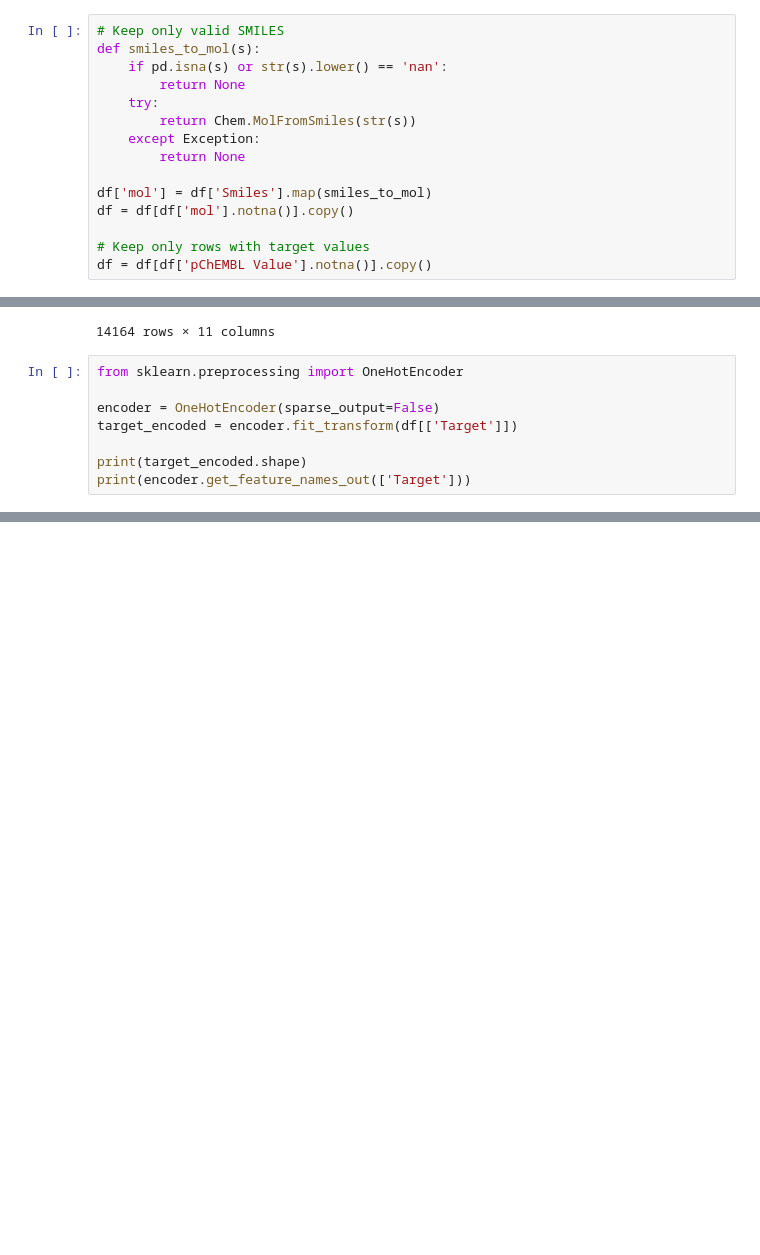
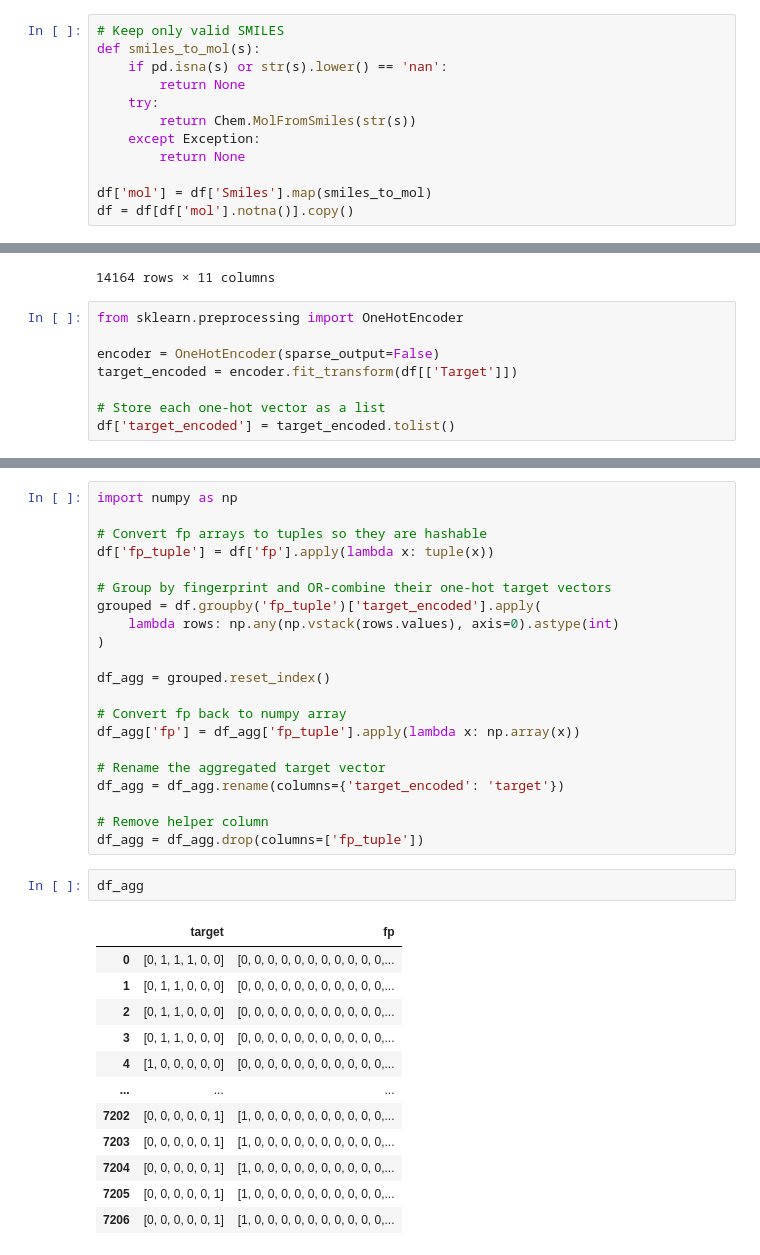
Before and after one commit to lopataa/qspr-qsar-explainability, a Jupyter notebook: qsar/random-forest.ipynb, the cells around one changed output, grey strips where cells are left out. Saved outputs shown, nothing was run; the diff lists cells and outputs as text; blank space fills up the shorter version.

```diff
--- a/qsar/random-forest.ipynb
+++ b/qsar/random-forest.ipynb
@@ -21,9 +21,6 @@ def smiles_to_mol(s):
 
 df['mol'] = df['Smiles'].map(smiles_to_mol)
 df = df[df['mol'].notna()].copy()
-
-# Keep only rows with target values
-df = df[df['pChEMBL Value'].notna()].copy()
 # %%
 df
 # %% [output]
@@ -75,5 +72,5 @@ from sklearn.preprocessing import OneHotEncoder
 encoder = OneHotEncoder(sparse_output=False)
 target_encoded = encoder.fit_transform(df[['Target']])
 
-print(target_encoded.shape)
-print(encoder.get_feature_names_out(['Target']))
+# Store each one-hot vector as a list
+df['target_encoded'] = target_encoded.tolist()
@@ -98,0 +93,36 @@ df
+# %%
+import numpy as np
+
+# Convert fp arrays to tuples so they are hashable
+df['fp_tuple'] = df['fp'].apply(lambda x: tuple(x))
+
+# Group by fingerprint and OR-combine their one-hot target vectors
+grouped = df.groupby('fp_tuple')['target_encoded'].apply(
+    lambda rows: np.any(np.vstack(rows.values), axis=0).astype(int)
+)
+
+df_agg = grouped.reset_index()
+
+# Convert fp back to numpy array
+df_agg['fp'] = df_agg['fp_tuple'].apply(lambda x: np.array(x))
+
+# Rename the aggregated target vector
+df_agg = df_agg.rename(columns={'target_encoded': 'target'})
+
+# Remove helper column
+df_agg = df_agg.drop(columns=['fp_tuple'])
+# %%
+df_agg
+# %% [output]
+|  | target | fp |
+| 0 | [0, 1, 1, 1, 0, 0] | [0, 0, 0, 0, 0, 0, 0, 0, 0, 0, 0,... |
+| 1 | [0, 1, 1, 0, 0, 0] | [0, 0, 0, 0, 0, 0, 0, 0, 0, 0, 0,... |
+| 2 | [0, 1, 1, 0, 0, 0] | [0, 0, 0, 0, 0, 0, 0, 0, 0, 0, 0,... |
+| 3 | [0, 1, 1, 0, 0, 0] | [0, 0, 0, 0, 0, 0, 0, 0, 0, 0, 0,... |
+| 4 | [1, 0, 0, 0, 0, 0] | [0, 0, 0, 0, 0, 0, 0, 0, 0, 0, 0,... |
+| ... | ... | ... |
+| 7202 | [0, 0, 0, 0, 0, 1] | [1, 0, 0, 0, 0, 0, 0, 0, 0, 0, 0,... |
+| 7203 | [0, 0, 0, 0, 0, 1] | [1, 0, 0, 0, 0, 0, 0, 0, 0, 0, 0,... |
+| 7204 | [0, 0, 0, 0, 0, 1] | [1, 0, 0, 0, 0, 0, 0, 0, 0, 0, 0,... |
+| 7205 | [0, 0, 0, 0, 0, 1] | [1, 0, 0, 0, 0, 0, 0, 0, 0, 0, 0,... |
+| 7206 | [0, 0, 0, 0, 0, 1] | [1, 0, 0, 0, 0, 0, 0, 0, 0, 0, 0,... |
```
Also changed, not shown: parts of 10 cells of this notebook.
